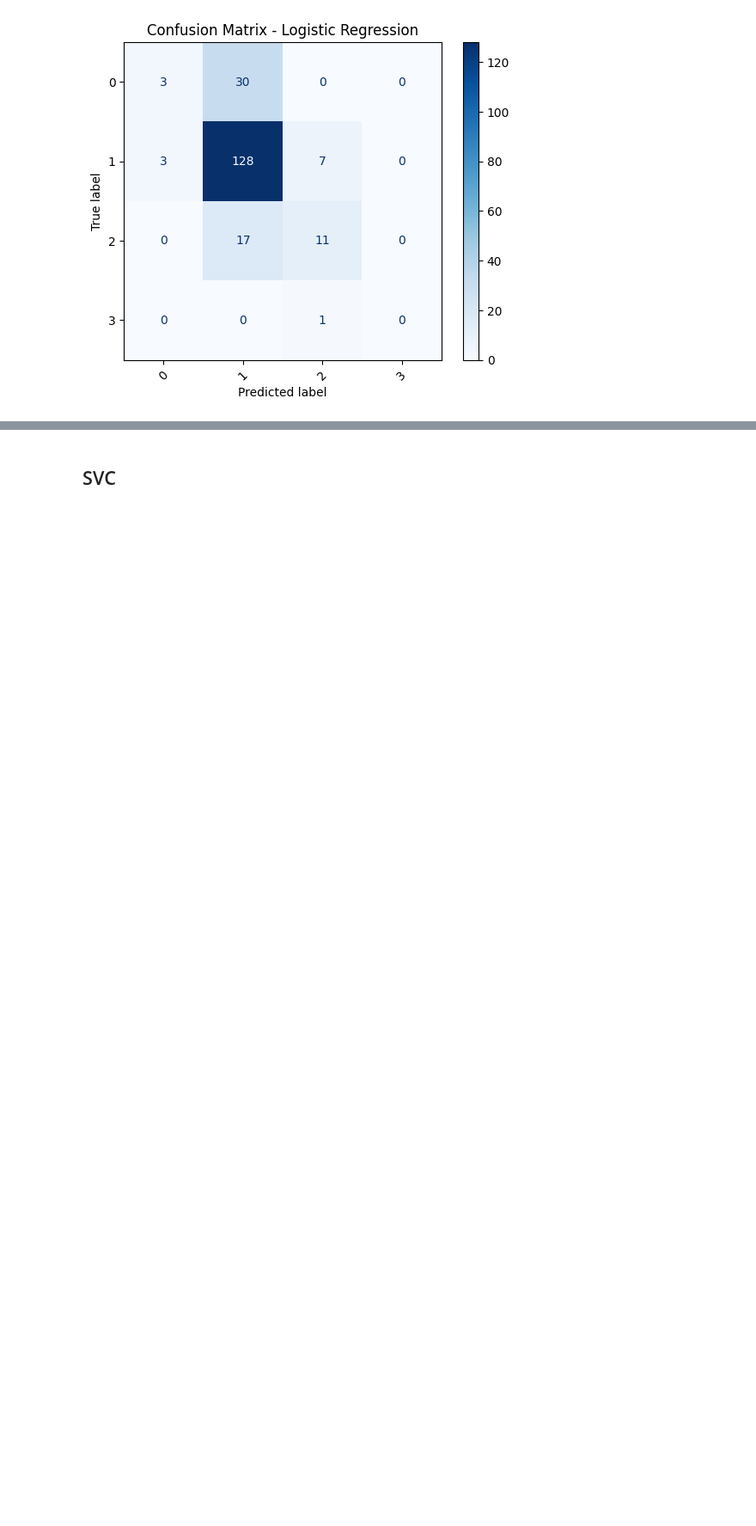
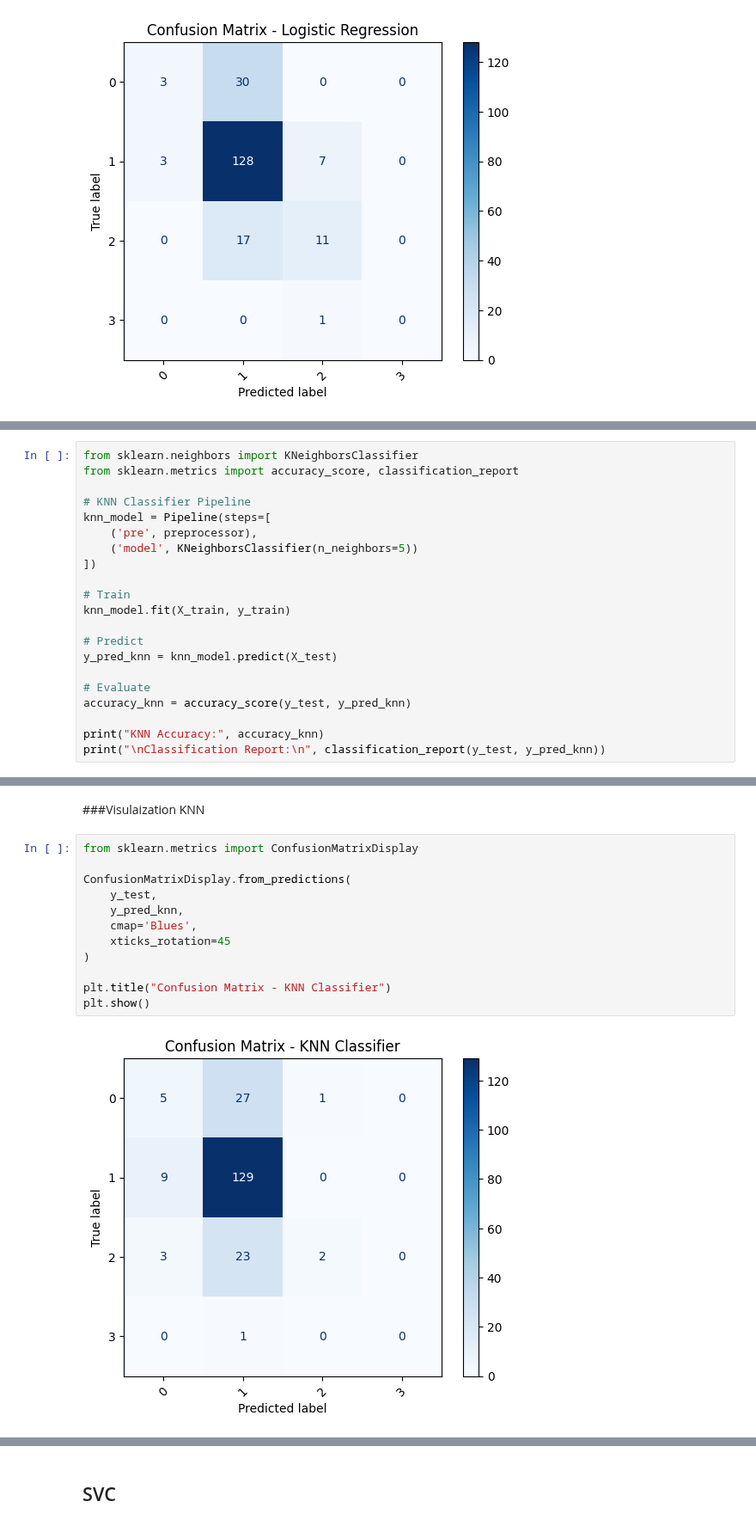
Before and after one commit to Aayush077/ML, a Jupyter notebook: earthquake_predictor_classification.ipynb, the cells around one changed output, grey strips where cells are left out. Shown at 86% size. Saved outputs shown, nothing was run; the diff lists cells and outputs as text; blank space fills up the shorter version.

```diff
--- a/earthquake_predictor_classification.ipynb
+++ b/earthquake_predictor_classification.ipynb
@@ -337,0 +340,21 @@ plt.show()
+# %%
+from sklearn.neighbors import KNeighborsClassifier
+from sklearn.metrics import accuracy_score, classification_report
+
+# KNN Classifier Pipeline
+knn_model = Pipeline(steps=[
+    ('pre', preprocessor),
+    ('model', KNeighborsClassifier(n_neighbors=5))
+])
+
+# Train
+knn_model.fit(X_train, y_train)
+
+# Predict
+y_pred_knn = knn_model.predict(X_test)
+
+# Evaluate
+accuracy_knn = accuracy_score(y_test, y_pred_knn)
+
+print("KNN Accuracy:", accuracy_knn)
+print("\nClassification Report:\n", classification_report(y_test, y_pred_knn))
@@ -337,0 +375,16 @@ plt.show()
+# %% [markdown]
+###Visulaization KNN
+# %%
+from sklearn.metrics import ConfusionMatrixDisplay
+
+ConfusionMatrixDisplay.from_predictions(
+    y_test,
+    y_pred_knn,
+    cmap='Blues',
+    xticks_rotation=45
+)
+
+plt.title("Confusion Matrix - KNN Classifier")
+plt.show()
+# %% [output]
+[figure, added]
```
Also changed, not shown: parts of 25 cells of this notebook.
